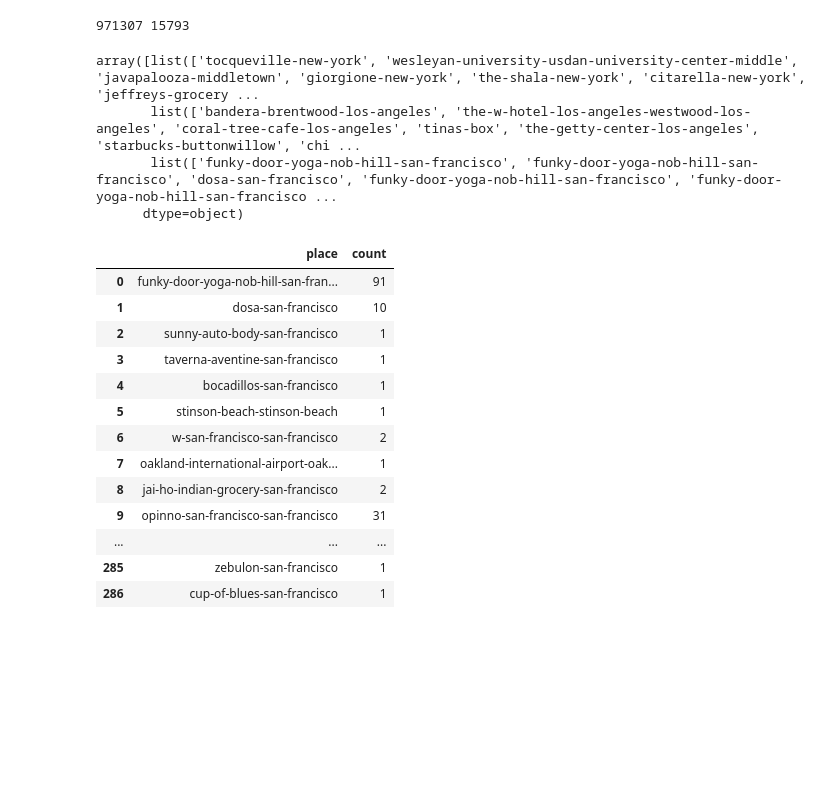
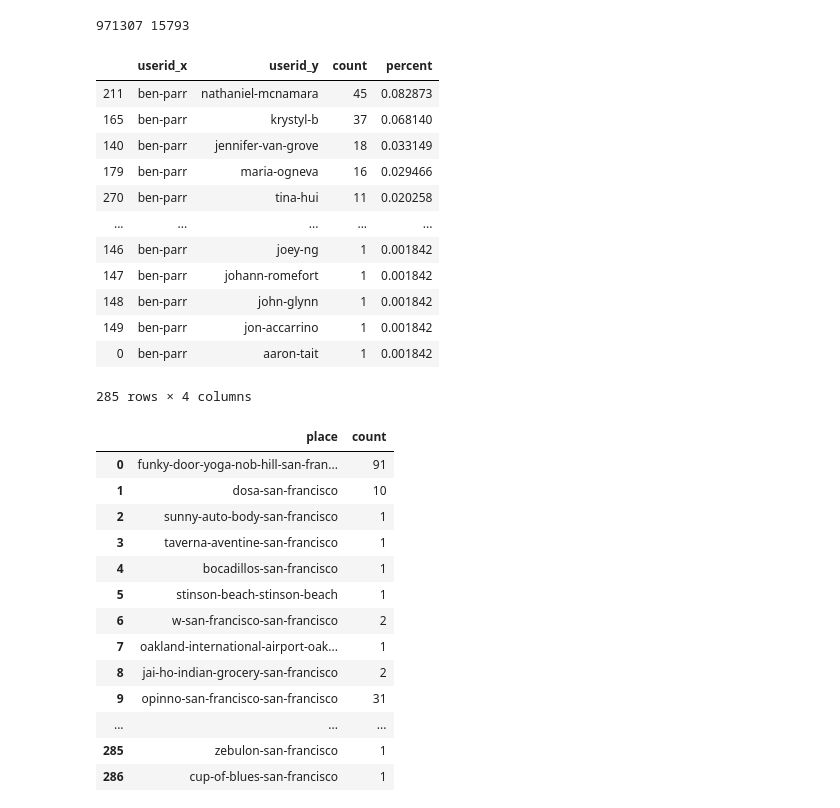
Before and after one commit to Magica-Chen/social-predictability, a Jupyter notebook: predictability.ipynb, the cells around one changed output. Cells and saved outputs as stored; diff of their text form; code cells hidden in the pictures; blank space fills up the shorter version.

```diff
--- a/predictability.ipynb
+++ b/predictability.ipynb
@@ -79,7 +67,0 @@ for i in range(N_users):
-# %%
-place_cell
-# %% [output]
-array([list(['tocqueville-new-york', 'wesleyan-university-usdan-university-center-middle', 'javapalooza-middletown', 'giorgione-new-york', 'the-shala-new-york', 'citarella-new-york', 'jeffreys-grocery ...
-       list(['bandera-brentwood-los-angeles', 'the-w-hotel-los-angeles-westwood-los-angeles', 'coral-tree-cafe-los-angeles', 'tinas-box', 'the-getty-center-los-angeles', 'starbucks-buttonwillow', 'chi ...
-       list(['funky-door-yoga-nob-hill-san-francisco', 'funky-door-yoga-nob-hill-san-francisco', 'dosa-san-francisco', 'funky-door-yoga-nob-hill-san-francisco', 'funky-door-yoga-nob-hill-san-francisco ...
-      dtype=object)
@@ -86,3 +93,24 @@ array([list(['tocqueville-new-york', 'wesleyan-university-usdan-university-cente
+# %%
+del meetup_store
+# read picle file
+pickle_in = open("meetup_store.pickle", "rb")
+meetup_store = pickle.load(pickle_in)
+# %%
+meetup_store[1]
+# %% [output]
+|  | userid_x | userid_y | count | percent |
+| 211 | ben-parr | nathaniel-mcnamara | 45 | 0.082873 |
+| 165 | ben-parr | krystyl-b | 37 | 0.068140 |
+| 140 | ben-parr | jennifer-van-grove | 18 | 0.033149 |
+| 179 | ben-parr | maria-ogneva | 16 | 0.029466 |
+| 270 | ben-parr | tina-hui | 11 | 0.020258 |
+| ... | ... | ... | ... | ... |
+| 146 | ben-parr | joey-ng | 1 | 0.001842 |
+| 147 | ben-parr | johann-romefort | 1 | 0.001842 |
+| 148 | ben-parr | john-glynn | 1 | 0.001842 |
+| 149 | ben-parr | jon-accarrino | 1 | 0.001842 |
+| 0 | ben-parr | aaron-tait | 1 | 0.001842 |
+285 rows × 4 columns
 # %%
 l = place_temp.tolist()
 a = [[x,l.count(x)] for x in set(l)]
```
Also changed, not shown: parts of 5 cells of this notebook.
